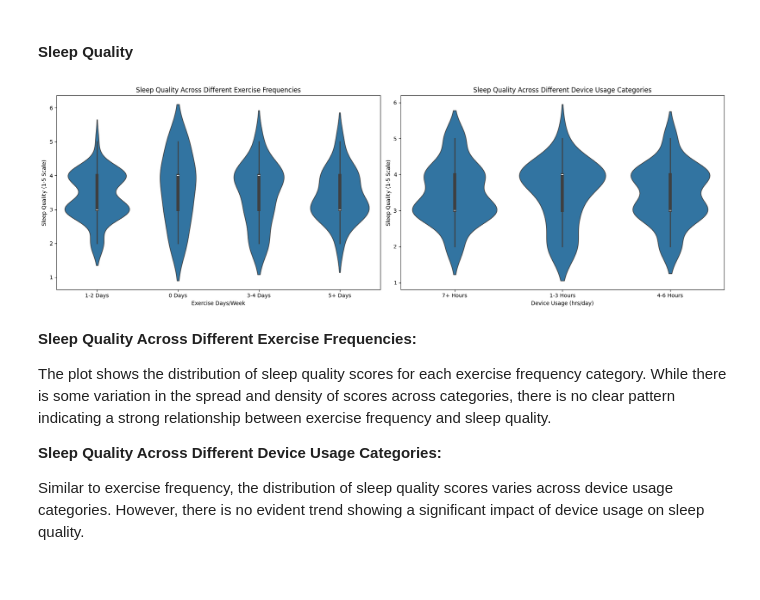
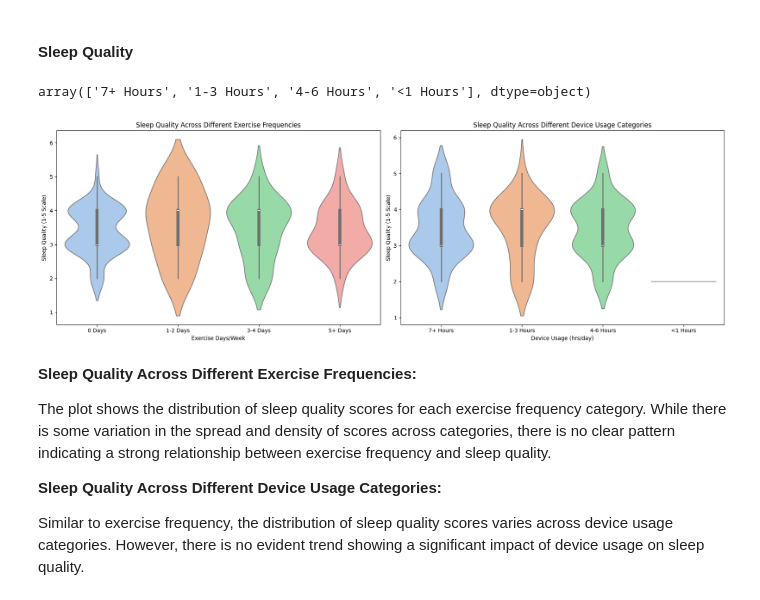
Before and after one commit to johnkimtech/sleep, a Jupyter notebook: desc_stat_visualize.ipynb, the cells around one changed output. Saved outputs shown, nothing was run; the diff lists cells and outputs as text; code cells hidden in the pictures.

Commit message:
fixed data prep missing val

```diff
--- a/desc_stat_visualize.ipynb
+++ b/desc_stat_visualize.ipynb
@@ -230,25 +239,34 @@ This heatmap provides a clearer picture of the linear relationships between the
 ### Relationship with Sleep: Exercise and Device Usage
 # %% [markdown]
 #### Sleep Quality
+# %%
+
+df['Device Usage (hrs/day)'].unique()
+# %% [output]
+array(['7+ Hours', '1-3 Hours', '4-6 Hours', '<1 Hours'], dtype=object)
 # %%
 fig, axes = plt.subplots(nrows=1, ncols=2, figsize=(18, 6))
 
 # Exercise Days/Week vs Sleep Quality
-sns.violinplot(ax=axes[0], x='Exercise Days/Week', y='Sleep Quality', data=df)
+col = 'Exercise Days/Week'
+sns.violinplot(ax=axes[0], x=col, y='Sleep Quality', data=df, palette='pastel')
 axes[0].set_title('Sleep Quality Across Different Exercise Frequencies')
-axes[0].set_xlabel('Exercise Days/Week')
+axes[0].set_xlabel(col)
+axes[0].set_xticklabels(sorted(df[col].unique()))
 axes[0].set_ylabel('Sleep Quality (1-5 Scale)')
 
 # Device Usage (hrs/day) vs Sleep Quality
-sns.violinplot(ax=axes[1], x='Device Usage (hrs/day)', y='Sleep Quality', data=df)
+col = 'Device Usage (hrs/day)'
+sns.violinplot(ax=axes[1], x=col, y='Sleep Quality', data=df, palette='pastel')
 axes[1].set_title('Sleep Quality Across Different Device Usage Categories')
-axes[1].set_xlabel('Device Usage (hrs/day)')
+axes[1].set_xlabel(col)
+# axes[0].set_xticklabels(sorted(df[col].unique()))
 axes[1].set_ylabel('Sleep Quality (1-5 Scale)')
 
 plt.tight_layout()
 plt.show()
 # %% [output]
-[figure, old version]
+[figure, new version]
 # %% [markdown]
 **Sleep Quality Across Different Exercise Frequencies:**
 
```
Also changed, not shown: parts of 11 cells of this notebook, 4 other files.
